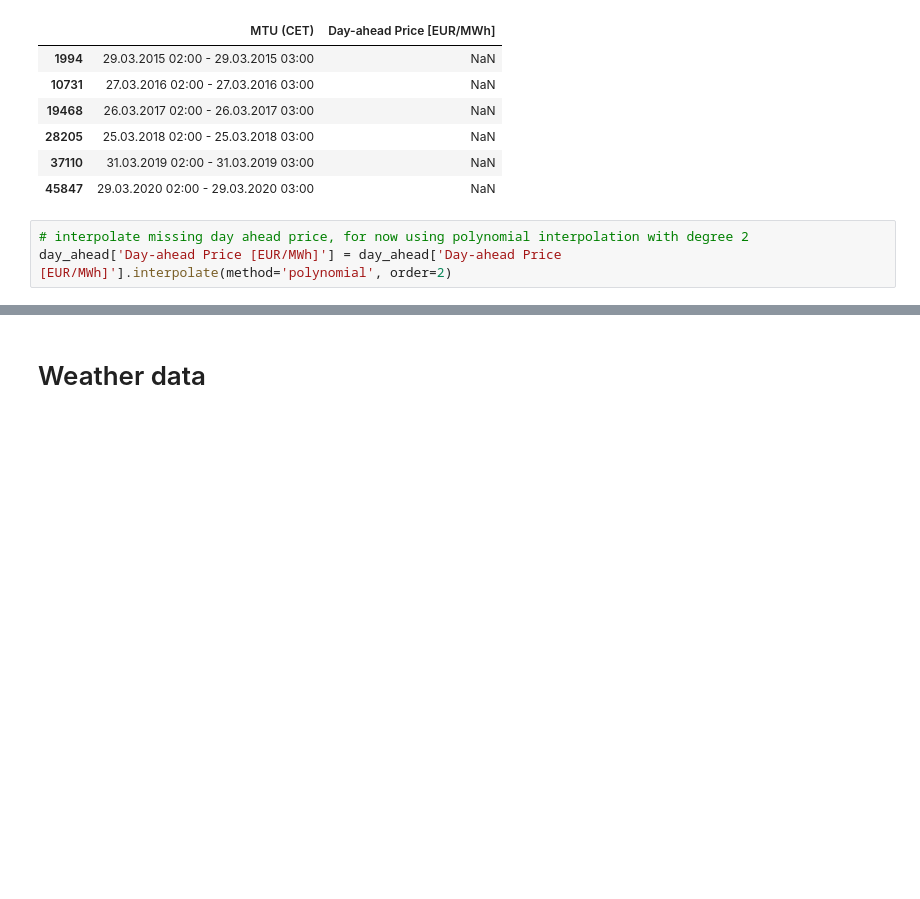
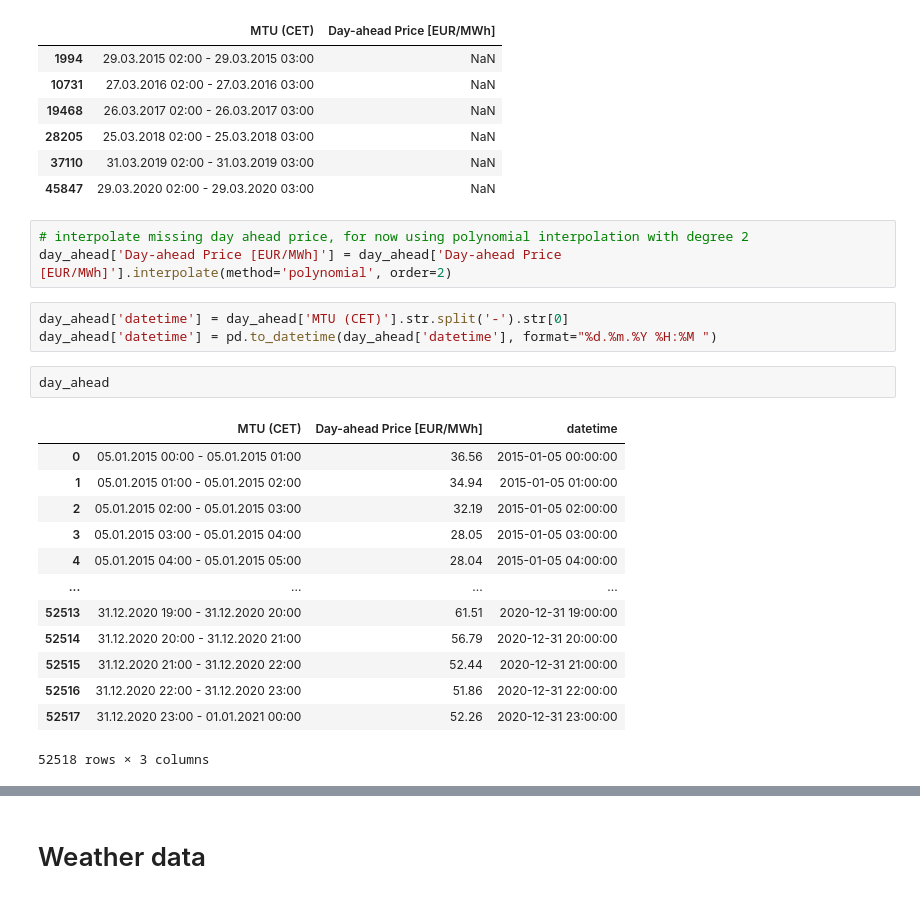
Before and after one commit to ShoCremers/DL_project, a Jupyter notebook: preprocessing.ipynb, the cells around one changed output, grey strips where cells are left out. Drawn from its saved outputs; the diff is of its cells as text; blank space fills up the shorter version.

```diff
--- a/preprocessing.ipynb
+++ b/preprocessing.ipynb
@@ -43,6 +48,25 @@ day_ahead[day_ahead.isnull().any(axis=1)]
 # %%
 # interpolate missing day ahead price, for now using polynomial interpolation with degree 2
 day_ahead['Day-ahead Price [EUR/MWh]'] = day_ahead['Day-ahead Price [EUR/MWh]'].interpolate(method='polynomial', order=2)
+# %%
+day_ahead['datetime'] = day_ahead['MTU (CET)'].str.split('-').str[0]
+day_ahead['datetime'] = pd.to_datetime(day_ahead['datetime'], format="%d.%m.%Y %H:%M ")
+# %%
+day_ahead
+# %% [output]
+|  | MTU (CET) | Day-ahead Price [EUR/MWh] | datetime |
+| 0 | 05.01.2015 00:00 - 05.01.2015 01:00 | 36.56 | 2015-01-05 00:00:00 |
+| 1 | 05.01.2015 01:00 - 05.01.2015 02:00 | 34.94 | 2015-01-05 01:00:00 |
+| 2 | 05.01.2015 02:00 - 05.01.2015 03:00 | 32.19 | 2015-01-05 02:00:00 |
+| 3 | 05.01.2015 03:00 - 05.01.2015 04:00 | 28.05 | 2015-01-05 03:00:00 |
+| 4 | 05.01.2015 04:00 - 05.01.2015 05:00 | 28.04 | 2015-01-05 04:00:00 |
+| ... | ... | ... | ... |
+| 52513 | 31.12.2020 19:00 - 31.12.2020 20:00 | 61.51 | 2020-12-31 19:00:00 |
+| 52514 | 31.12.2020 20:00 - 31.12.2020 21:00 | 56.79 | 2020-12-31 20:00:00 |
+| 52515 | 31.12.2020 21:00 - 31.12.2020 22:00 | 52.44 | 2020-12-31 21:00:00 |
+| 52516 | 31.12.2020 22:00 - 31.12.2020 23:00 | 51.86 | 2020-12-31 22:00:00 |
+| 52517 | 31.12.2020 23:00 - 01.01.2021 00:00 | 52.26 | 2020-12-31 23:00:00 |
+52518 rows × 3 columns
 # %%
 day_ahead[day_ahead.isnull().any(axis=1)]
 # %% [output]
```
Also changed, not shown: parts of 9 cells of this notebook.
